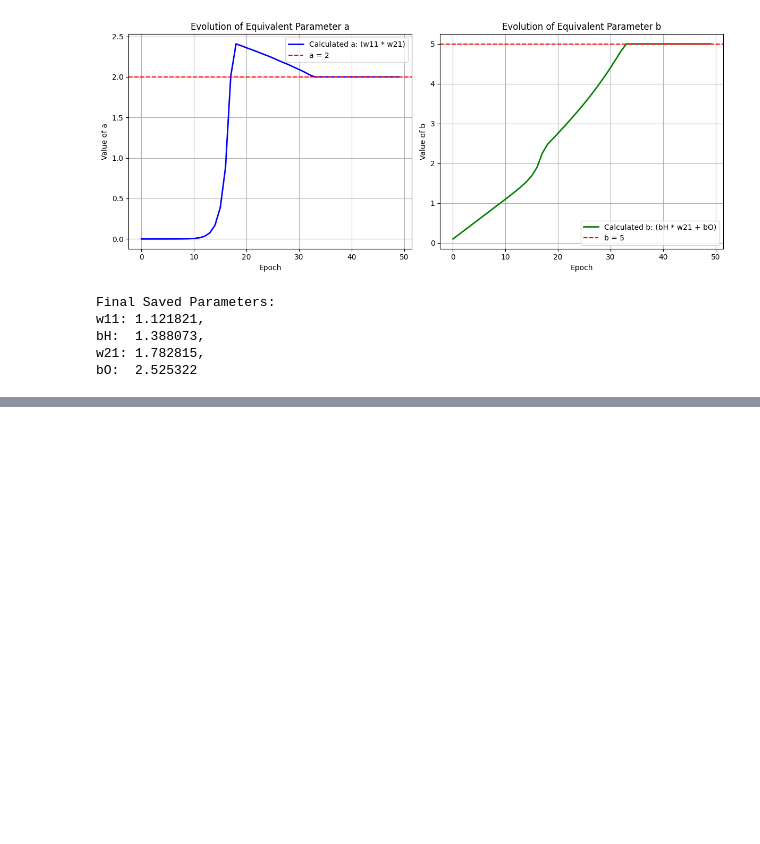
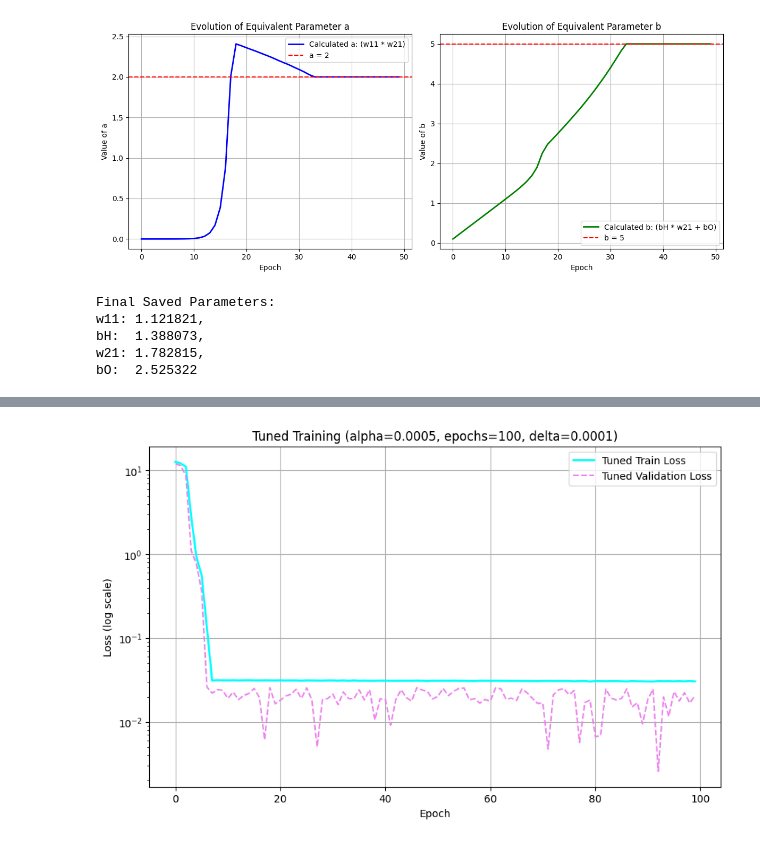
Before and after one commit to mazapataa/NNbasic, a Jupyter notebook: P1_NN_scratch.ipynb, the cells around one changed output, grey strips where cells are left out. Saved outputs shown, nothing was run; the diff lists cells and outputs as text; code cells hidden in the pictures; blank space fills up the shorter version.

```diff
--- a/P1_NN_scratch.ipynb
+++ b/P1_NN_scratch.ipynb
@@ -285,0 +351,73 @@ bO:  2.525322
+# %%
+# In case the training is not completed, try to touch some of the hyper-parameters to try to train it at the
+# same level of precision (epochs number, learning rate, delta....)
+
+params = {
+    "w11": 0.008,
+    "w21": -0.005,
+    "bH": 0.002,
+    "bO": 0.004
+}
+
+epochs = 100        # INCREASED from 50: Give it twice as much time to learn
+alpha = 0.0005      # INCREASED from 0.0001: Take slightly larger steps
+delta = 0.0001      # DECREASED from 0.001: Make the numerical derivative more precise
+
+loss_train_tuned = []
+loss_validation_tuned = []
+
+# The Training Loop
+for epoch in range(epochs):
+    epoch_losses = []
+
+    for x, y in zip(x_train, y_train):
+        current_out = my_NN(params['w11'], params['bH'], params['w21'], params['bO'], x)
+        epoch_losses.append(abs(current_out - y))
+
+        grads = {}
+        for p_name in params:
+            original_val = params[p_name]
+
+            params[p_name] = original_val + delta
+            out_plus = my_NN(params['w11'], params['bH'], params['w21'], params['bO'], x)
+            loss_plus = abs(out_plus - y)
+
+            params[p_name] = original_val - delta
+            out_minus = my_NN(params['w11'], params['bH'], params['w21'], params['bO'], x)
+            loss_minus = abs(out_minus - y)
+
+            params[p_name] = original_val
+            grads[p_name] = (loss_plus - loss_minus) / (2 * delta)
+
+        # Update
+        for p_name in params:
+            params[p_name] -= alpha * grads[p_name]
+
+    loss_train_tuned.append(np.mean(epoch_losses))
+
+    # Validation
+    val_losses = []
+    for xv, yv in zip(x_val, y_val):
+        v_out = my_NN(params['w11'], params['bH'], params['w21'], params['bO'], xv)
+        val_losses.append(abs(v_out - yv))
+
+    loss_validation_tuned.append(np.mean(val_losses))
+
+
+for p, val in params.items():
+    print(f"{p}: {val:.6f}")
+
+print(f"\nTuned Equivalent 'a' (w11 * w21): {params['w11'] * params['w21']:.6f}")
+print(f"Tuned Equivalent 'b' (bH * w21 + bO): {params['bH'] * params['w21'] + params['bO']:.6f}")
+
+
+plt.figure(figsize=(10, 6))
+plt.semilogy(loss_train_tuned, label='Tuned Train Loss', color='cyan', linewidth=2)
+plt.semilogy(loss_validation_tuned, label='Tuned Validation Loss', color='violet', linestyle='--')
+plt.xlabel('Epoch')
+plt.ylabel('Loss (log scale)')
+plt.title(f'Tuned Training (alpha={alpha}, epochs={epochs}, delta={delta})')
+plt.legend()
+plt.grid(True)
+plt.show()
+# %% [output]
@@ -285,0 +434 @@ bO:  2.525322
+[figure, added]
```
Also changed, not shown: parts of 5 cells of this notebook.
